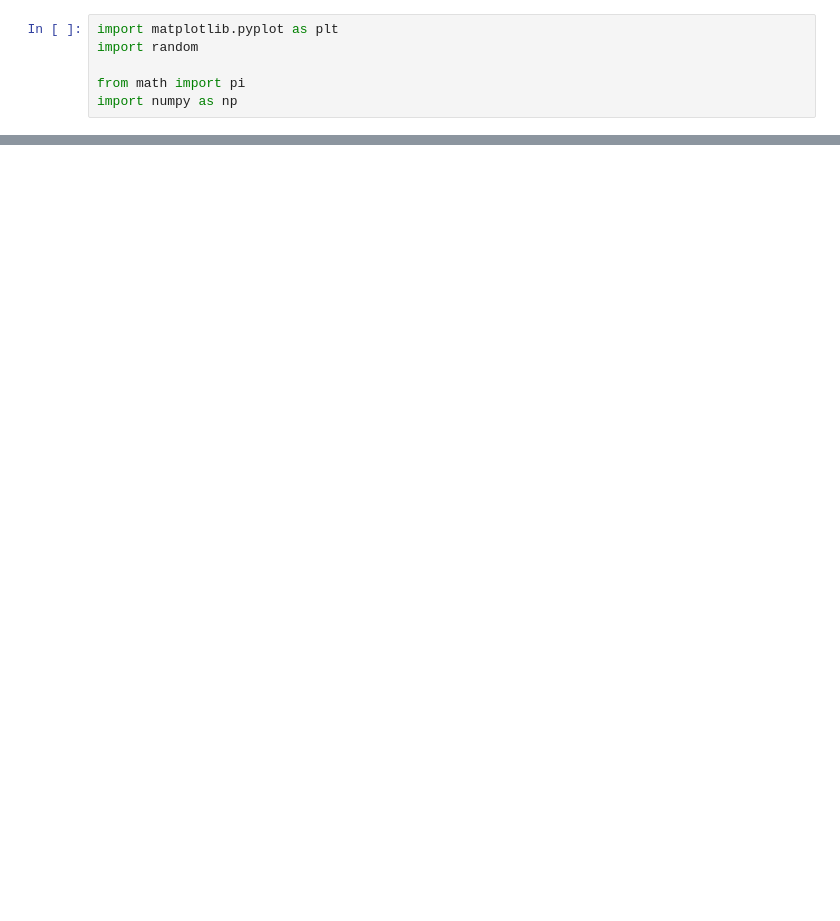
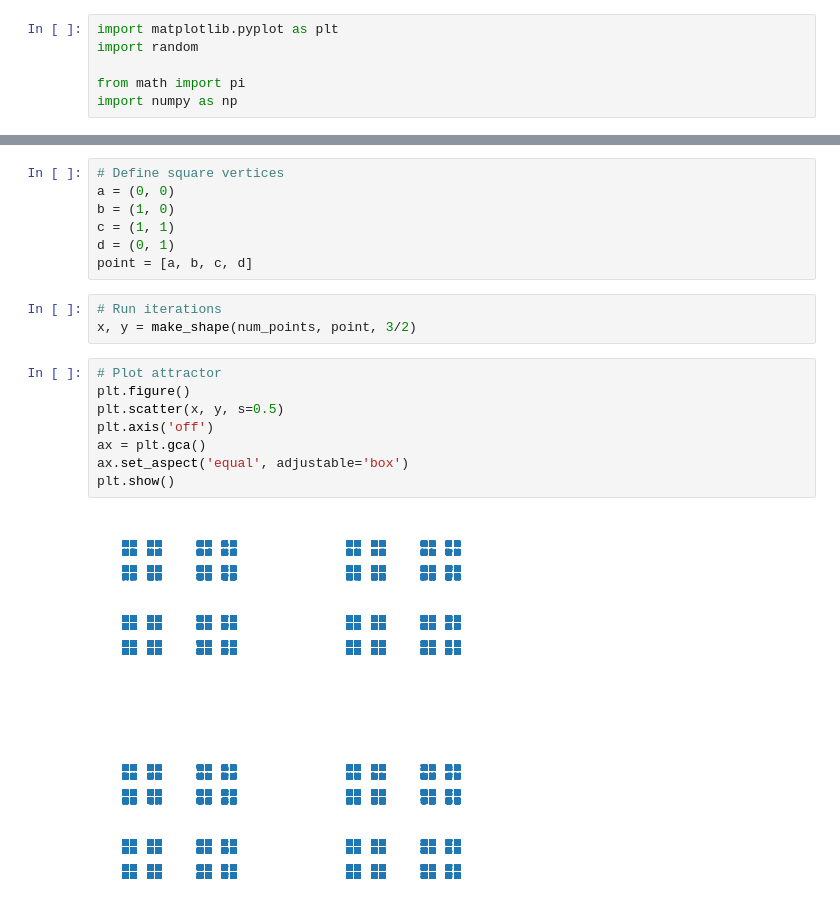
Before and after one commit to jasminl/chaos, a Jupyter notebook: chatper4_sierpinski_gasket.ipynb, the cells around one changed output, grey strips where cells are left out. Drawn from its saved outputs; the diff is of its cells as text; blank space fills up the shorter version.

```diff
--- a/chatper4_sierpinski_gasket.ipynb
+++ b/chatper4_sierpinski_gasket.ipynb
@@ -34,0 +62,20 @@ plt.scatter(x, y, s=1)
+# %%
+# Define square vertices
+a = (0, 0)
+b = (1, 0)
+c = (1, 1)
+d = (0, 1)
+point = [a, b, c, d]
+# %%
+# Run iterations
+x, y = make_shape(num_points, point, 3/2)
+# %%
+# Plot attractor
+plt.figure()
+plt.scatter(x, y, s=0.5)
+plt.axis('off')
+ax = plt.gca()
+ax.set_aspect('equal', adjustable='box')
+plt.show()
+# %% [output]
+[figure, added]
```
Also changed, not shown: parts of 9 cells of this notebook.
